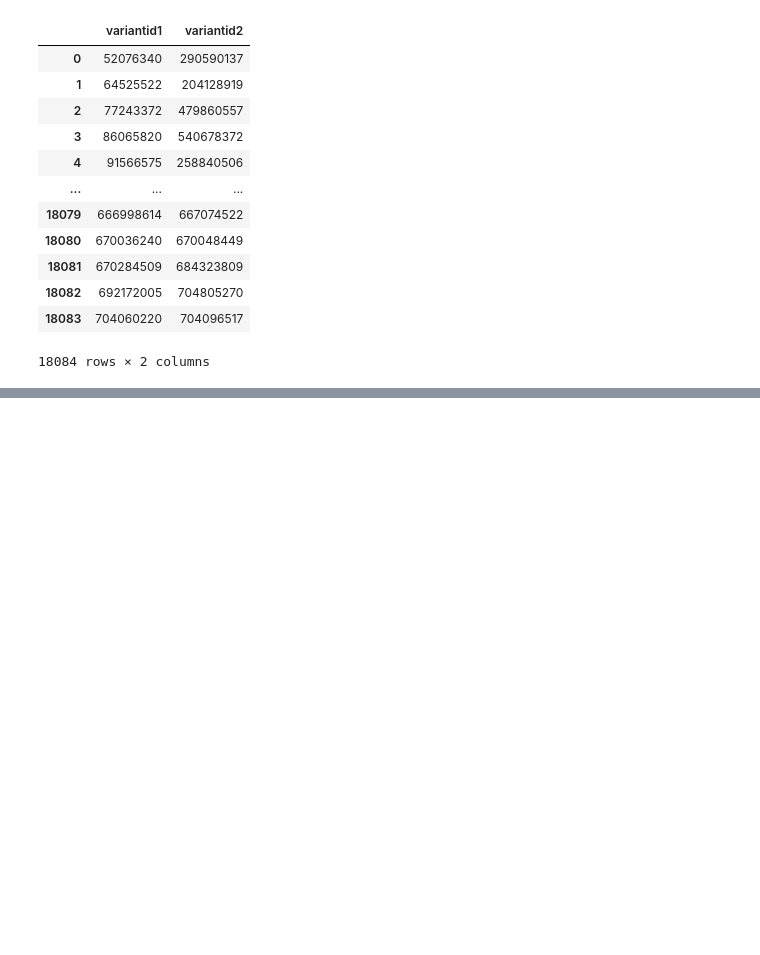
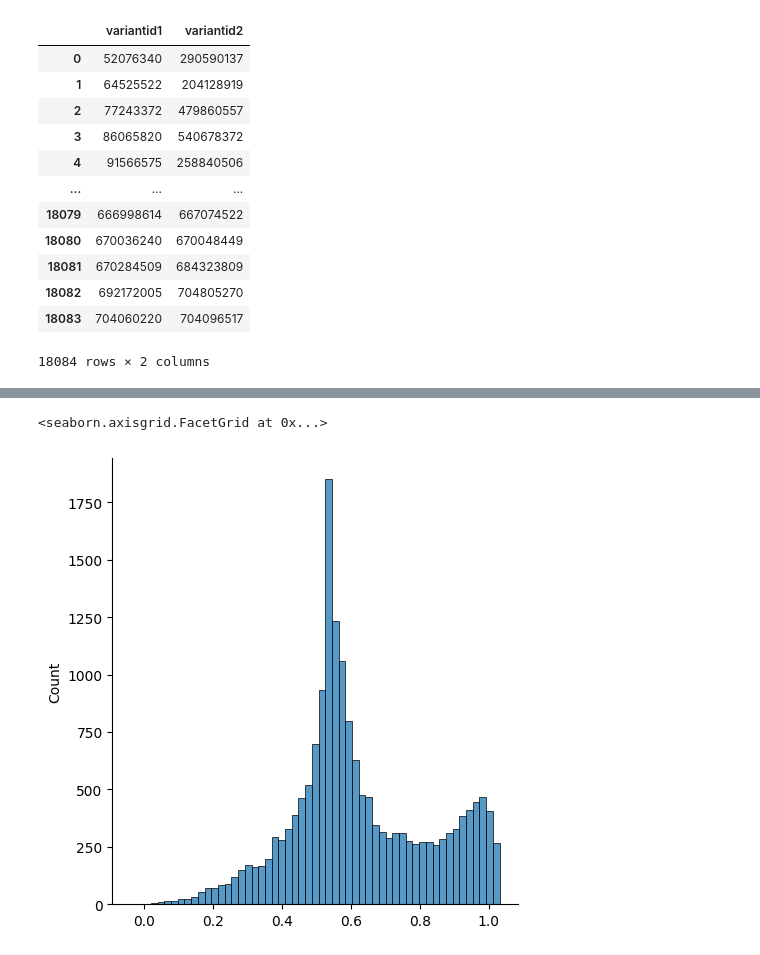
Before and after one commit to Late-Dev/ozon-product-matching, a Jupyter notebook: inference.ipynb, the cells around one changed output, grey strips where cells are left out. Cells and saved outputs as stored; diff of their text form; code cells hidden in the pictures; blank space fills up the shorter version.

```diff
--- a/inference.ipynb
+++ b/inference.ipynb
@@ -155,5 +164,3 @@ pred = []
 for line in test_pairs.itertuples():
     similarity = cosine_similarity(test_id2pic[line.variantid1].reshape(1, -1), test_id2pic[line.variantid2].reshape(1, -1))
     pred.append((similarity[0][0] + line.target) / 2)
-# %%
-test_pairs.target = pred
@@ -166,0 +177,16 @@ sns.displot(test_pairs.target)
+# %%
+pred = []
+for line in test_pairs.itertuples():
+    similarity = cosine_similarity(test_id2pics[line.variantid1].reshape(1, -1), test_id2pics[line.variantid2].reshape(1, -1))
+    pred.append(
+        (similarity[0][0] + line.target) / 2
+    )
+
+submission3 = test_pairs.copy()
+submission3.target = pred
+submission3.to_csv('submission3.csv', index=False)
+
+sns.displot(pred)
+# %% [output]
+<seaborn.axisgrid.FacetGrid at 0x...>
+[figure, added]
```
Also changed, not shown: parts of 8 cells of this notebook.
